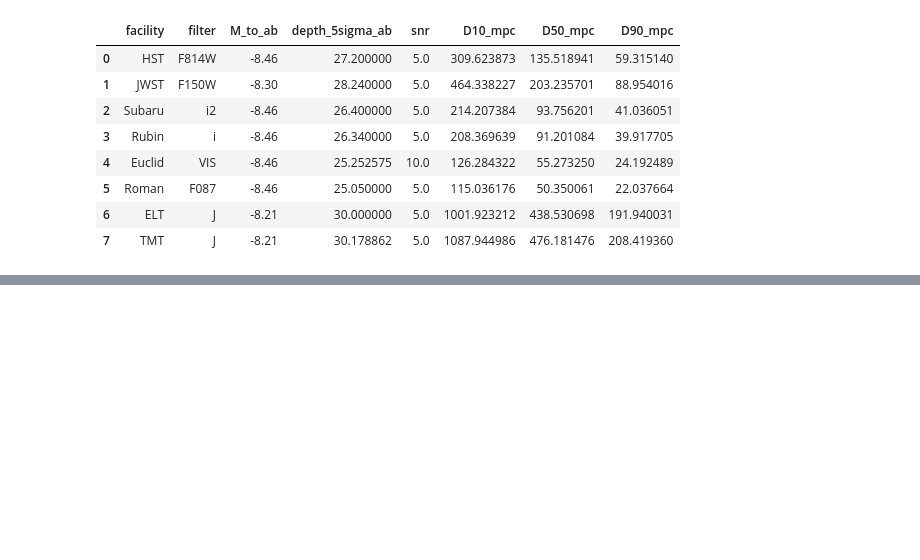
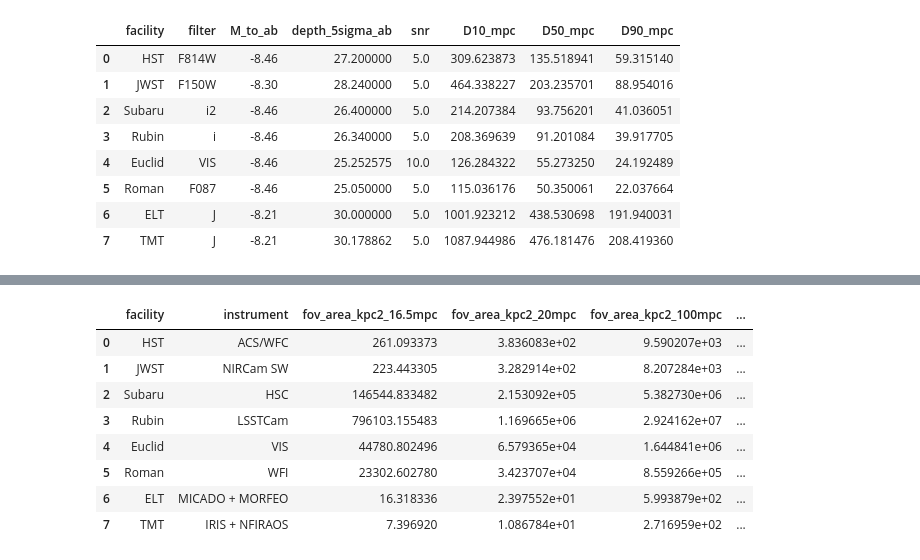
Before and after one commit to Pommers/gc-survey-telescopes, a Jupyter notebook: notebooks/02_gclf_reach.ipynb, the cells around one changed output, grey strips where cells are left out. Cells and saved outputs as stored; diff of their text form; code cells hidden in the pictures; blank space fills up the shorter version.

```diff
--- a/notebooks/02_gclf_reach.ipynb
+++ b/notebooks/02_gclf_reach.ipynb
@@ -681,0 +717,12 @@ plt.show()
+# %%
+inst[['facility', 'instrument','fov_area_kpc2_16.5mpc','fov_area_kpc2_20mpc','fov_area_kpc2_100mpc', 'fov_area_kpc2_250mpc']]
+# %% [output]
+|  | facility | instrument | fov_area_kpc2_16.5mpc | fov_area_kpc2_20mpc | fov_area_kpc2_100mpc | ... |
+| 0 | HST | ACS/WFC | 261.093373 | 3.836083e+02 | 9.590207e+03 | ... |
+| 1 | JWST | NIRCam SW | 223.443305 | 3.282914e+02 | 8.207284e+03 | ... |
+| 2 | Subaru | HSC | 146544.833482 | 2.153092e+05 | 5.382730e+06 | ... |
+| 3 | Rubin | LSSTCam | 796103.155483 | 1.169665e+06 | 2.924162e+07 | ... |
+| 4 | Euclid | VIS | 44780.802496 | 6.579365e+04 | 1.644841e+06 | ... |
+| 5 | Roman | WFI | 23302.602780 | 3.423707e+04 | 8.559266e+05 | ... |
+| 6 | ELT | MICADO + MORFEO | 16.318336 | 2.397552e+01 | 5.993879e+02 | ... |
+| 7 | TMT | IRIS + NFIRAOS | 7.396920 | 1.086784e+01 | 2.716959e+02 | ... |
```
Also changed, not shown: parts of 26 cells of this notebook.
